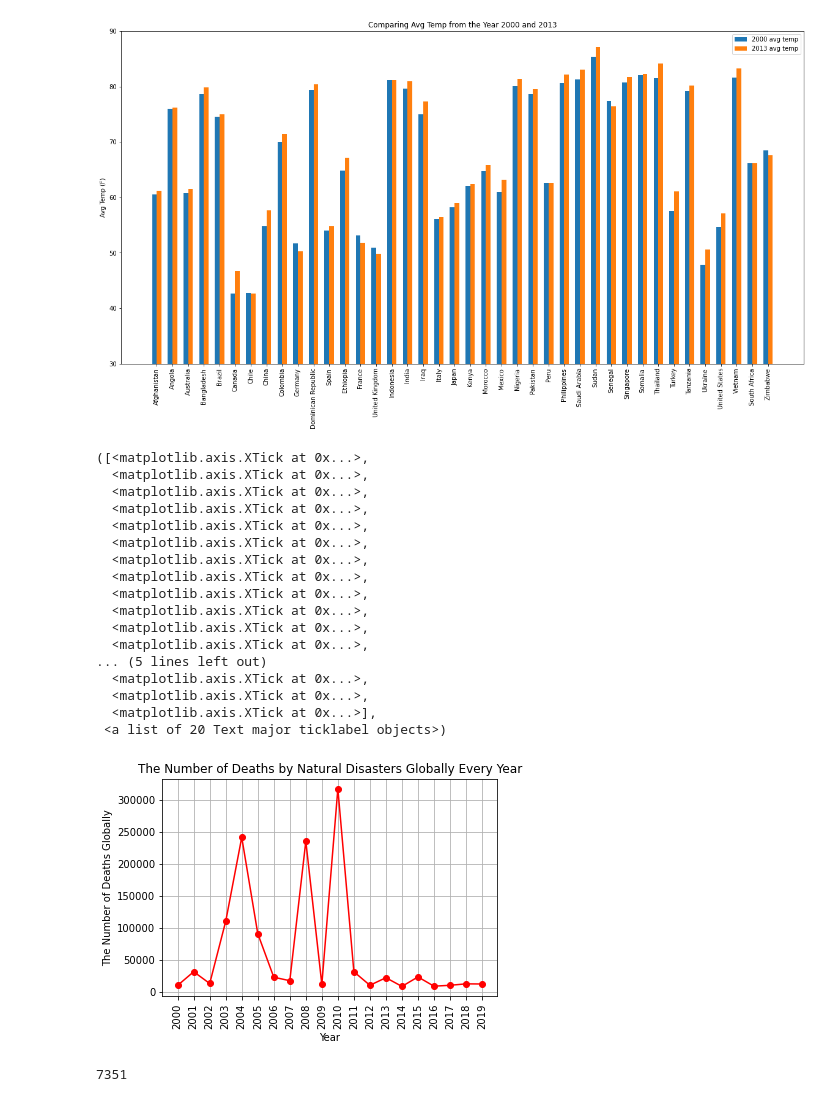
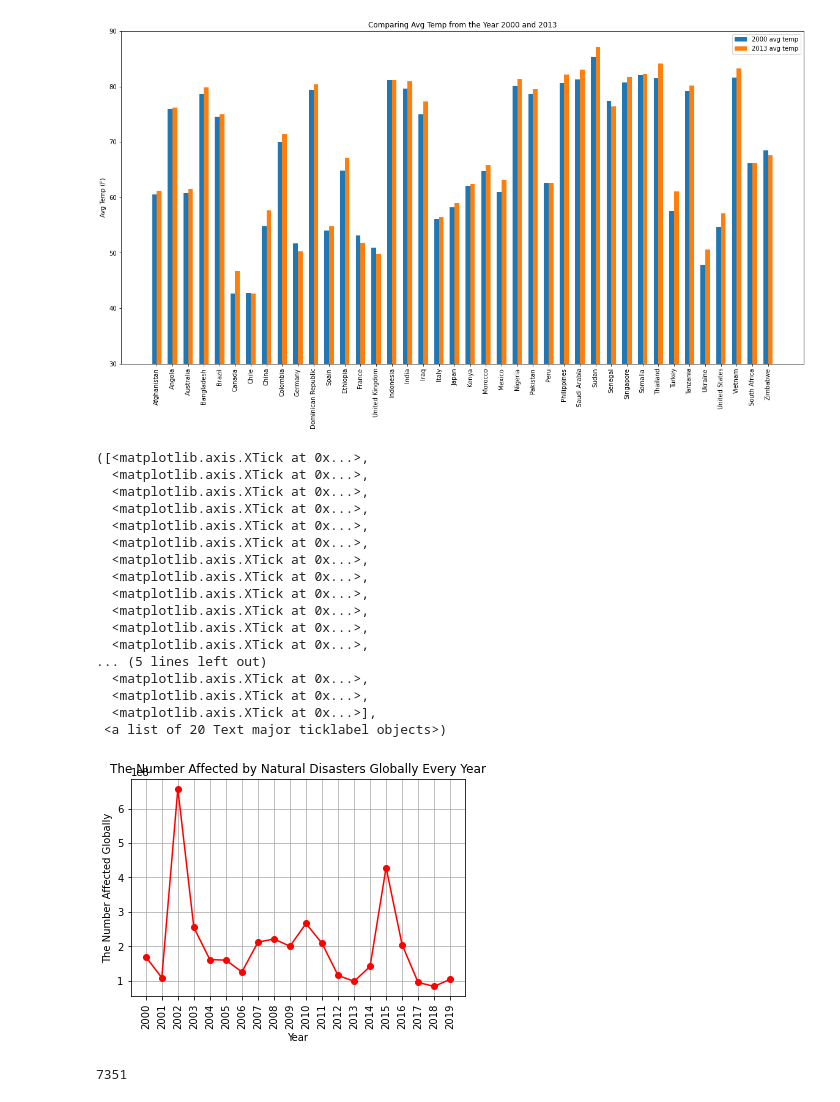
Before and after one commit to moriahtaylor1/climate-change-analysis, a Jupyter notebook: extreme_weather.ipynb, the cells around one changed output. Cells and saved outputs as stored; diff of their text form; code cells hidden in the pictures.

Commit message:
Changed total deaths to total affected

```diff
--- a/extreme_weather.ipynb
+++ b/extreme_weather.ipynb
@@ -86,42 +86,42 @@ plt.show()
 # %% [output]
 [figure]
 # %%
-#Calculate total deaths globally per year
+#Calculate total affceted globally per year
 total_deaths_list = []
 years = disasters_cleandata['year'].unique()
 for year in years:
     subset = disasters_cleandata[disasters_cleandata['year']==year]
-    total = np.sum(subset['total deaths'])
+    total = np.sum(subset['total affected'])
     total_deaths_list.append(total)
 total_deaths_list
 
 #Create line plot
 plt.plot(years, total_deaths_list, color='r', marker='o')
-plt.title("The Number of Deaths by Natural Disasters Globally Every Year")
-plt.ylabel("The Number of Deaths Globally")
+plt.title("The Number Affected by Natural Disasters Globally Every Year")
+plt.ylabel("The Number Affected Globally")
 plt.xlabel("Year")
 plt.grid(True)
 plt.savefig("Images/NatDisaster_deaths.png")
 plt.xticks(years, rotation="vertical")
 # %% [output]
 ([<matplotlib.axis.XTick at 0x...>,
   <matplotlib.axis.XTick at 0x...>,
   <matplotlib.axis.XTick at 0x...>,
   <matplotlib.axis.XTick at 0x...>,
   <matplotlib.axis.XTick at 0x...>,
   <matplotlib.axis.XTick at 0x...>,
   <matplotlib.axis.XTick at 0x...>,
   <matplotlib.axis.XTick at 0x...>,
   <matplotlib.axis.XTick at 0x...>,
   <matplotlib.axis.XTick at 0x...>,
   <matplotlib.axis.XTick at 0x...>,
   <matplotlib.axis.XTick at 0x...>,
 ... (5 lines left out)
   <matplotlib.axis.XTick at 0x...>,
   <matplotlib.axis.XTick at 0x...>,
   <matplotlib.axis.XTick at 0x...>],
  <a list of 20 Text major ticklabel objects>)
-[figure, old version]
+[figure, new version]
 # %%
 len(disasters_cleandata['year'])
 # %% [output]
```
Also changed, not shown: parts of 1 cell of this notebook, 1 other file.
